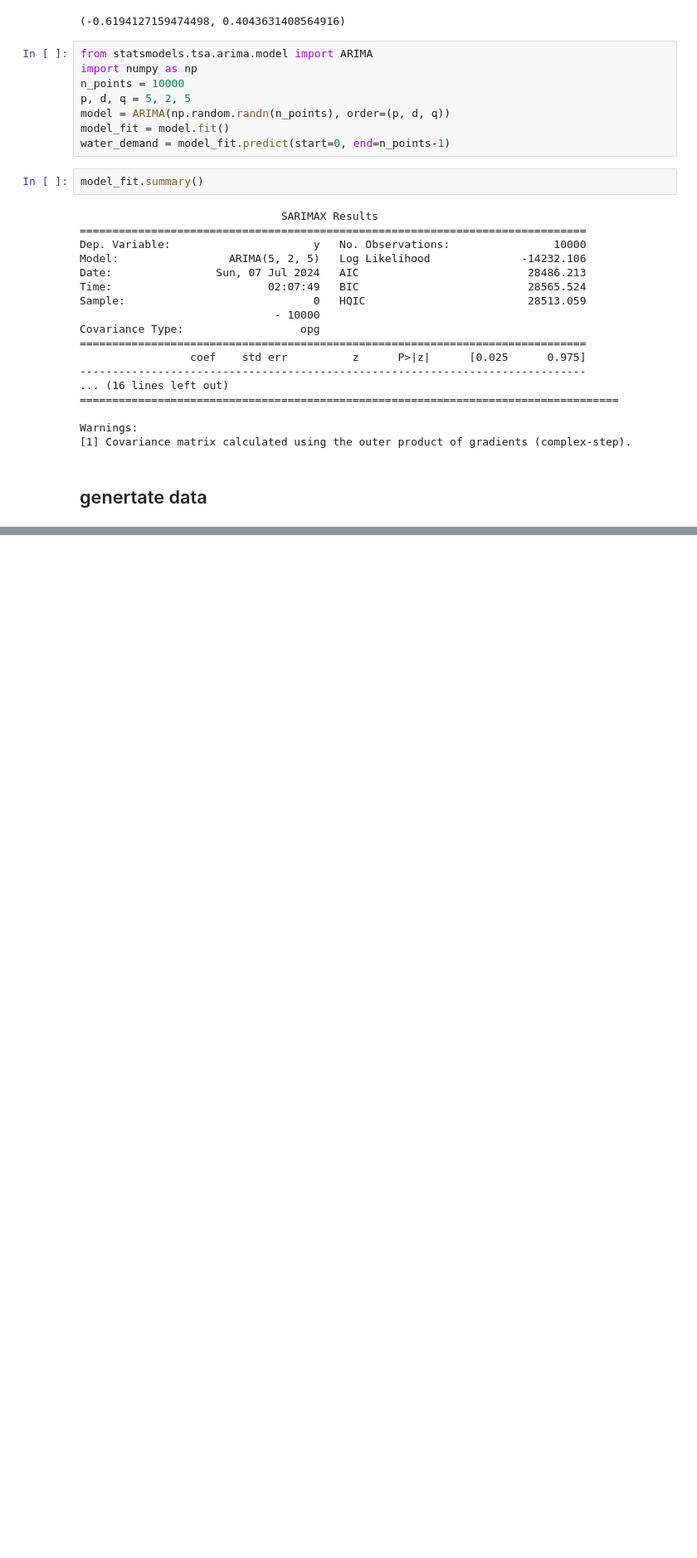
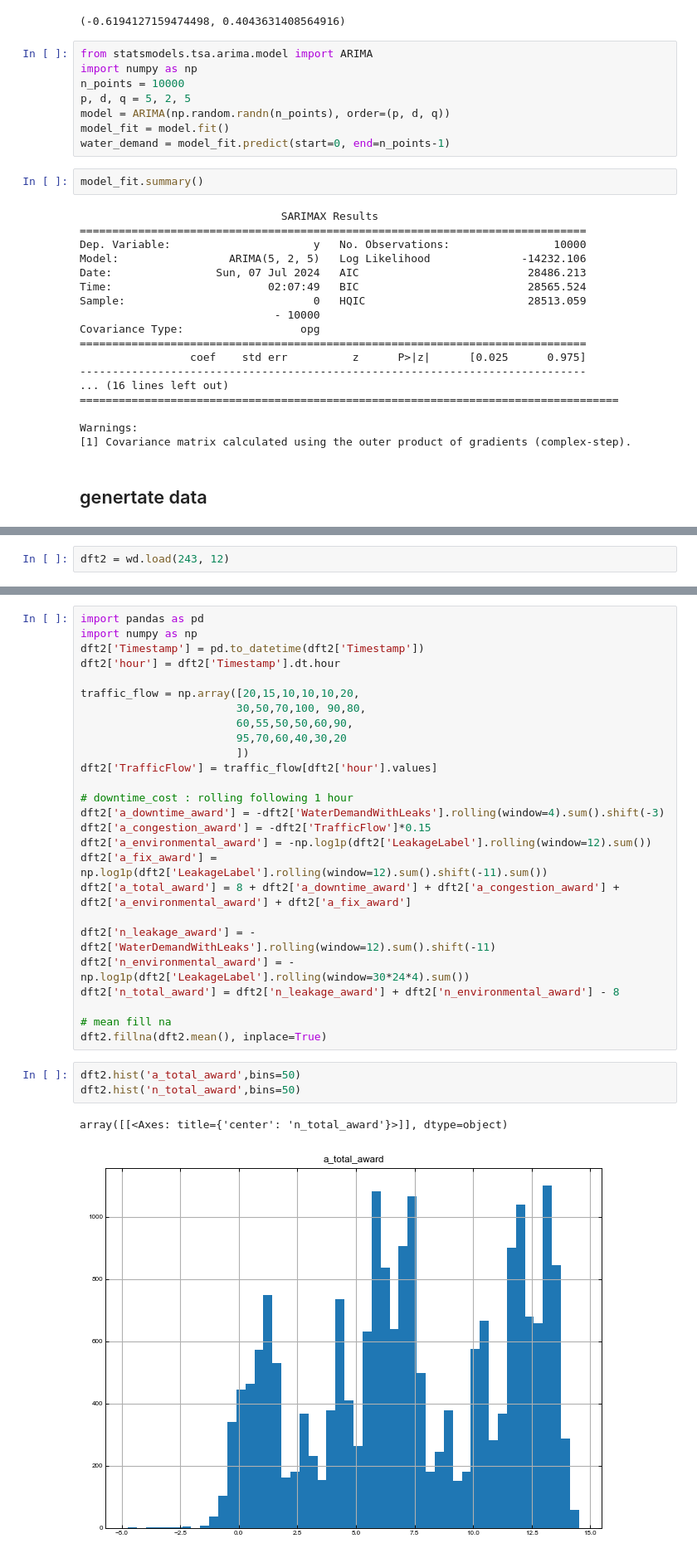
Before and after one commit to AdamZh0u/water_demand_rl, a Jupyter notebook: notebooks/00_simulation.ipynb, the cells around one changed output, grey strips where cells are left out. Shown: that part at 83% size. Cells and saved outputs as stored; diff of their text form; blank space fills up the shorter version.

```diff
--- a/notebooks/00_simulation.ipynb
+++ b/notebooks/00_simulation.ipynb
@@ -65,0 +108,2 @@ wd.plot(df)
+# %%
+dft2 = wd.load(243, 12)
@@ -65,0 +113,32 @@ wd.plot(df)
+# %%
+import pandas as pd
+import numpy as np
+dft2['Timestamp'] = pd.to_datetime(dft2['Timestamp'])
+dft2['hour'] = dft2['Timestamp'].dt.hour
+
+traffic_flow = np.array([20,15,10,10,10,20,
+                        30,50,70,100, 90,80,
+                        60,55,50,50,60,90,
+                        95,70,60,40,30,20
+                        ])
+dft2['TrafficFlow'] = traffic_flow[dft2['hour'].values]
+
+# downtime_cost : rolling following 1 hour
+dft2['a_downtime_award'] = -dft2['WaterDemandWithLeaks'].rolling(window=4).sum().shift(-3)
+dft2['a_congestion_award'] = -dft2['TrafficFlow']*0.15
+dft2['a_environmental_award'] = -np.log1p(dft2['LeakageLabel'].rolling(window=12).sum())
+dft2['a_fix_award'] =  np.log1p(dft2['LeakageLabel'].rolling(window=12).sum().shift(-11).sum())
+dft2['a_total_award'] = 8 + dft2['a_downtime_award'] + dft2['a_congestion_award'] + dft2['a_environmental_award'] + dft2['a_fix_award']
+
+dft2['n_leakage_award'] = -dft2['WaterDemandWithLeaks'].rolling(window=12).sum().shift(-11)
+dft2['n_environmental_award'] = -np.log1p(dft2['LeakageLabel'].rolling(window=30*24*4).sum())
+dft2['n_total_award'] = dft2['n_leakage_award'] + dft2['n_environmental_award'] - 8
+
+# mean fill na
+dft2.fillna(dft2.mean(), inplace=True)
+# %%
+dft2.hist('a_total_award',bins=50)
+dft2.hist('n_total_award',bins=50)
+# %% [output]
+array([[<Axes: title={'center': 'n_total_award'}>]], dtype=object)
+[figure, added]
```
Also changed, not shown: parts of 14 cells of this notebook, 5 other files.
